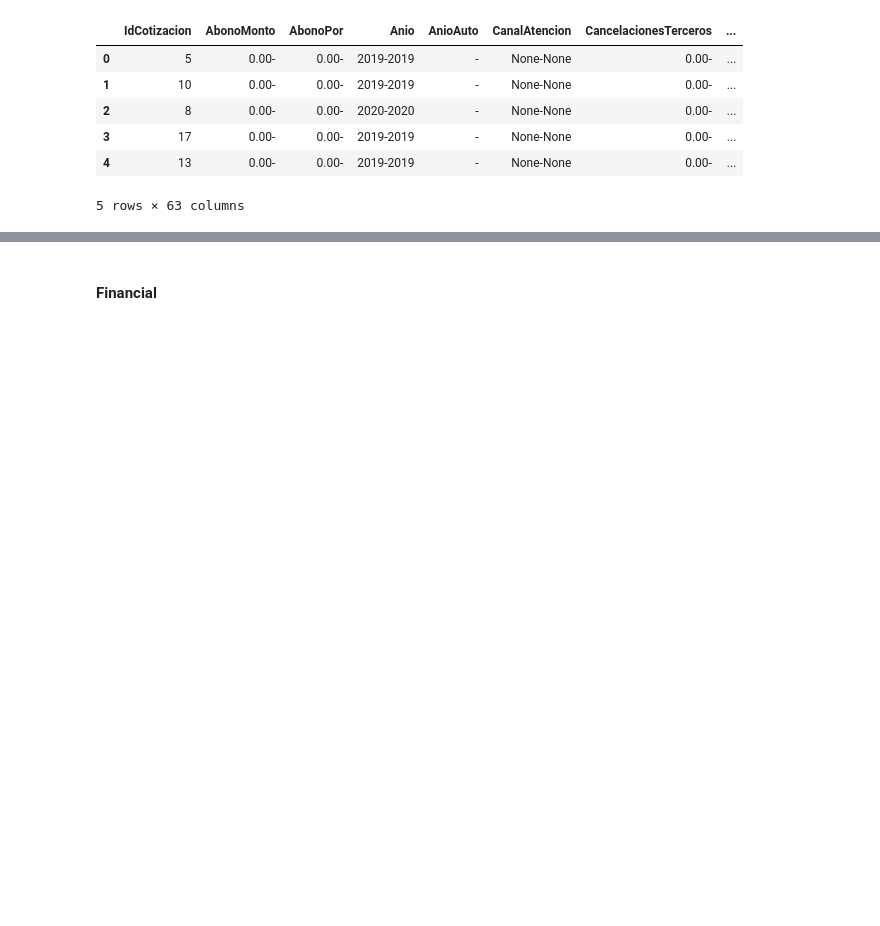
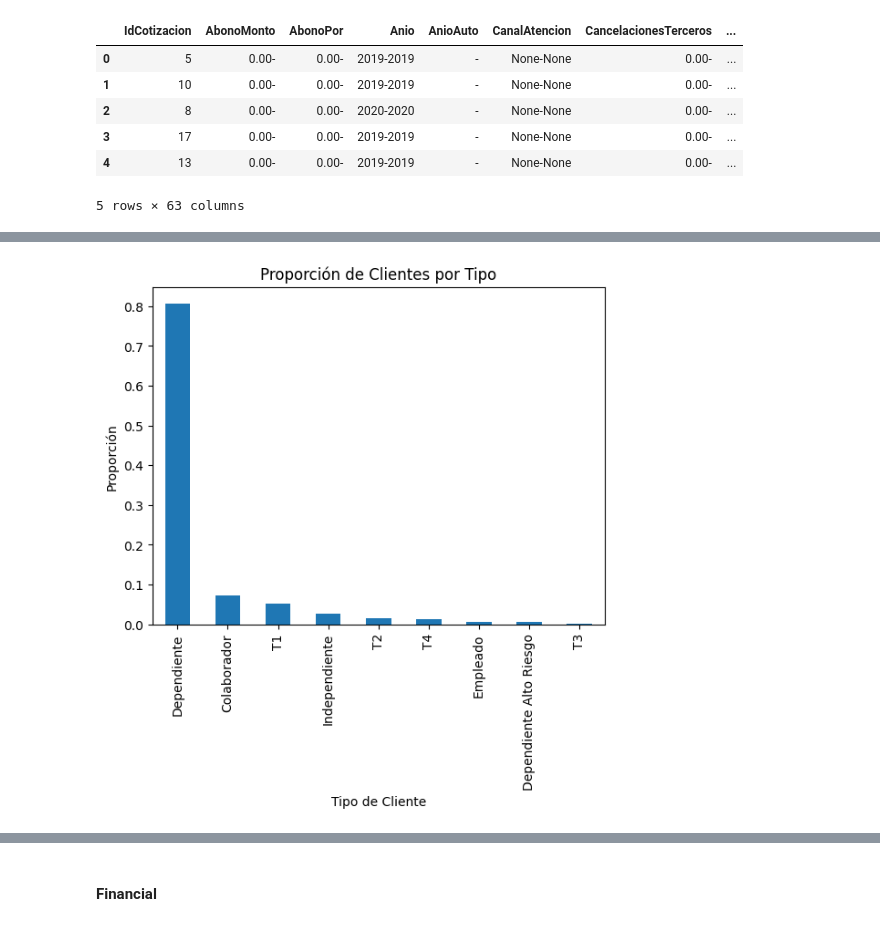
Before and after one commit to einjunge99/ETL, a Jupyter notebook: CreditFactory_v3_0_(Precalificación).ipynb, the cells around one changed output, grey strips where cells are left out. Saved outputs shown, nothing was run; the diff lists cells and outputs as text; code cells hidden in the pictures; blank space fills up the shorter version.

Commit message:
Add financial and product analysis

```diff
--- a/CreditFactory_v3_0_(Precalificación).ipynb
+++ b/CreditFactory_v3_0_(Precalificación).ipynb
@@ -1117,0 +1151,7 @@ raw_product['Marca'] = raw_product['Marca'].str.split('-').str[0]
+# %%
+raw_product['TasaGobierno'] = raw_product['TasaGobierno'].astype('str')
+raw_product['TasaGobierno'] = raw_product['TasaGobierno'].apply(extract_integer)
+# %%
+raw_product['Estado'] = raw_product['Estado'].str.split('-').str[0]
+# %%
+raw_product['Origen'] = raw_product['Origen'].str.split('-').str[0]
@@ -1117,0 +1168,23 @@ raw_product['Marca'] = raw_product['Marca'].str.split('-').str[0]
+# %%
+silver_product = raw_product[[
+    'IdCotizacion',
+    'Anio',
+    'DescuentoMonto',
+    'DescuentoPor',
+    'EstadoCotizacion',
+    'FuenteNegocio',
+    'Marca',
+    'MontoSolicitado',
+    'Plazo',
+    'PrimaMonto',
+    'PrimaPor',
+    'Proposito',
+    'TipoCliente',
+    'TipoPromocion',
+    'TipoVenta',
+    'Valor',
+    'Meses',
+    'SueldoMinimo',
+    'TasaGobierno',
+    'Estado'
+]]
@@ -1117,0 +1193,16 @@ raw_product['Marca'] = raw_product['Marca'].str.split('-').str[0]
+# %%
+# Contar las ocurrencias de cada tipo de cliente
+tipo_cliente_counts = silver_product['TipoCliente'].value_counts()
+
+# Calcular las proporciones
+total_clientes = len(silver_product)
+proporciones = tipo_cliente_counts / total_clientes
+
+# Crear el gráfico de barras
+proporciones.plot(kind='bar')
+plt.title('Proporción de Clientes por Tipo')
+plt.xlabel('Tipo de Cliente')
+plt.ylabel('Proporción')
+plt.show()
+# %% [output]
+[figure, added]
```
Also changed, not shown: parts of 55 cells of this notebook.
